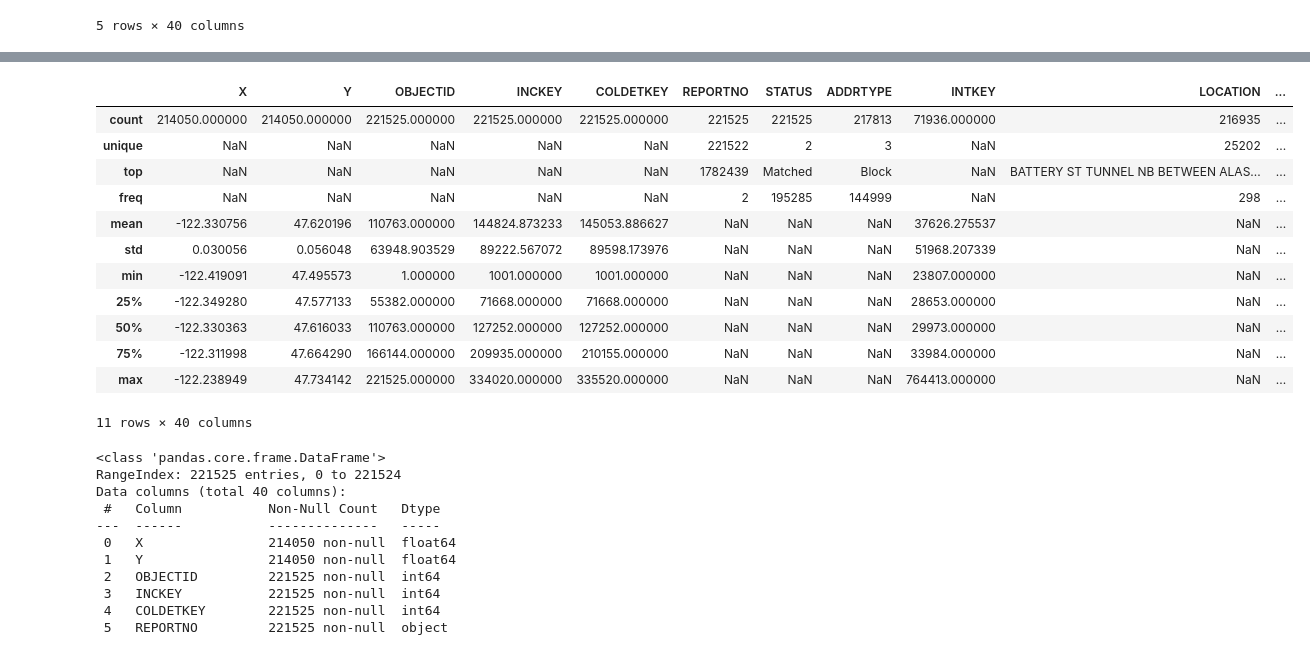
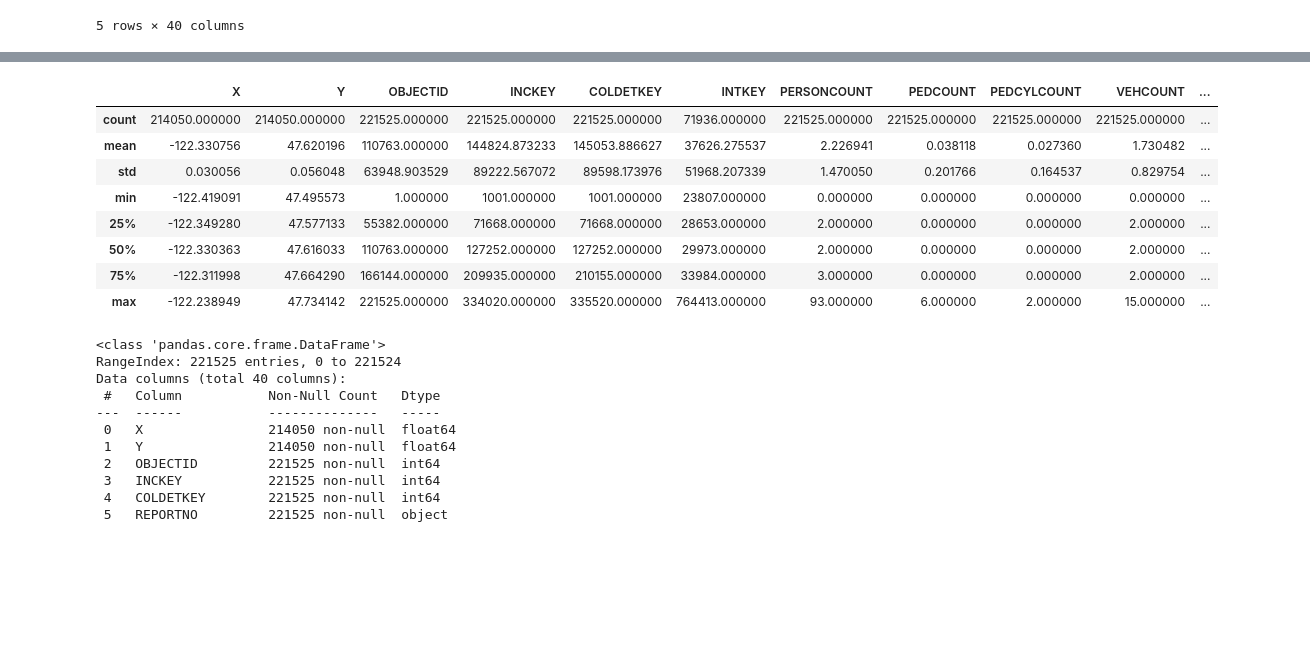
Before and after one commit to rodrigoeiragit/Coursera_Capstone, a Jupyter notebook: Applied Data Science Capstone Dataset.ipynb, the cells around one changed output, grey strips where cells are left out. Saved outputs shown, nothing was run; the diff lists cells and outputs as text; code cells hidden in the pictures; blank space fills up the shorter version.

```diff
--- a/Applied Data Science Capstone Dataset.ipynb
+++ b/Applied Data Science Capstone Dataset.ipynb
@@ -100,20 +80,16 @@ dtype: object
 # %%
-# Get a statistical summary of each column
-df.describe(include="all")
+# Get a statistical summary
+df.describe()
 # %% [output]
-|  | X | Y | OBJECTID | INCKEY | COLDETKEY | REPORTNO | STATUS | ADDRTYPE | INTKEY | LOCATION | ... |
-| count | 214050.000000 | 214050.000000 | 221525.000000 | 221525.000000 | 221525.000000 | 221525 | 221525 | 217813 | 71936.000000 | 216935 | ... |
-| unique | NaN | NaN | NaN | NaN | NaN | 221522 | 2 | 3 | NaN | 25202 | ... |
-| top | NaN | NaN | NaN | NaN | NaN | 1782439 | Matched | Block | NaN | BATTERY ST TUNNEL NB BETWEEN ALAS... | ... |
-| freq | NaN | NaN | NaN | NaN | NaN | 2 | 195285 | 144999 | NaN | 298 | ... |
-| mean | -122.330756 | 47.620196 | 110763.000000 | 144824.873233 | 145053.886627 | NaN | NaN | NaN | 37626.275537 | NaN | ... |
-| std | 0.030056 | 0.056048 | 63948.903529 | 89222.567072 | 89598.173976 | NaN | NaN | NaN | 51968.207339 | NaN | ... |
-| min | -122.419091 | 47.495573 | 1.000000 | 1001.000000 | 1001.000000 | NaN | NaN | NaN | 23807.000000 | NaN | ... |
-| 25% | -122.349280 | 47.577133 | 55382.000000 | 71668.000000 | 71668.000000 | NaN | NaN | NaN | 28653.000000 | NaN | ... |
-| 50% | -122.330363 | 47.616033 | 110763.000000 | 127252.000000 | 127252.000000 | NaN | NaN | NaN | 29973.000000 | NaN | ... |
-| 75% | -122.311998 | 47.664290 | 166144.000000 | 209935.000000 | 210155.000000 | NaN | NaN | NaN | 33984.000000 | NaN | ... |
-| max | -122.238949 | 47.734142 | 221525.000000 | 334020.000000 | 335520.000000 | NaN | NaN | NaN | 764413.000000 | NaN | ... |
+|  | X | Y | OBJECTID | INCKEY | COLDETKEY | INTKEY | PERSONCOUNT | PEDCOUNT | PEDCYLCOUNT | VEHCOUNT | ... |
+| count | 214050.000000 | 214050.000000 | 221525.000000 | 221525.000000 | 221525.000000 | 71936.000000 | 221525.000000 | 221525.000000 | 221525.000000 | 221525.000000 | ... |
+| mean | -122.330756 | 47.620196 | 110763.000000 | 144824.873233 | 145053.886627 | 37626.275537 | 2.226941 | 0.038118 | 0.027360 | 1.730482 | ... |
+| std | 0.030056 | 0.056048 | 63948.903529 | 89222.567072 | 89598.173976 | 51968.207339 | 1.470050 | 0.201766 | 0.164537 | 0.829754 | ... |
+| min | -122.419091 | 47.495573 | 1.000000 | 1001.000000 | 1001.000000 | 23807.000000 | 0.000000 | 0.000000 | 0.000000 | 0.000000 | ... |
+| 25% | -122.349280 | 47.577133 | 55382.000000 | 71668.000000 | 71668.000000 | 28653.000000 | 2.000000 | 0.000000 | 0.000000 | 2.000000 | ... |
+| 50% | -122.330363 | 47.616033 | 110763.000000 | 127252.000000 | 127252.000000 | 29973.000000 | 2.000000 | 0.000000 | 0.000000 | 2.000000 | ... |
+| 75% | -122.311998 | 47.664290 | 166144.000000 | 209935.000000 | 210155.000000 | 33984.000000 | 3.000000 | 0.000000 | 0.000000 | 2.000000 | ... |
+| max | -122.238949 | 47.734142 | 221525.000000 | 334020.000000 | 335520.000000 | 764413.000000 | 93.000000 | 6.000000 | 2.000000 | 15.000000 | ... |
-11 rows × 40 columns
 # %%
 # A concise summary of your DataFrame
 df.info()
```
Also changed, not shown: parts of 9 cells of this notebook.
